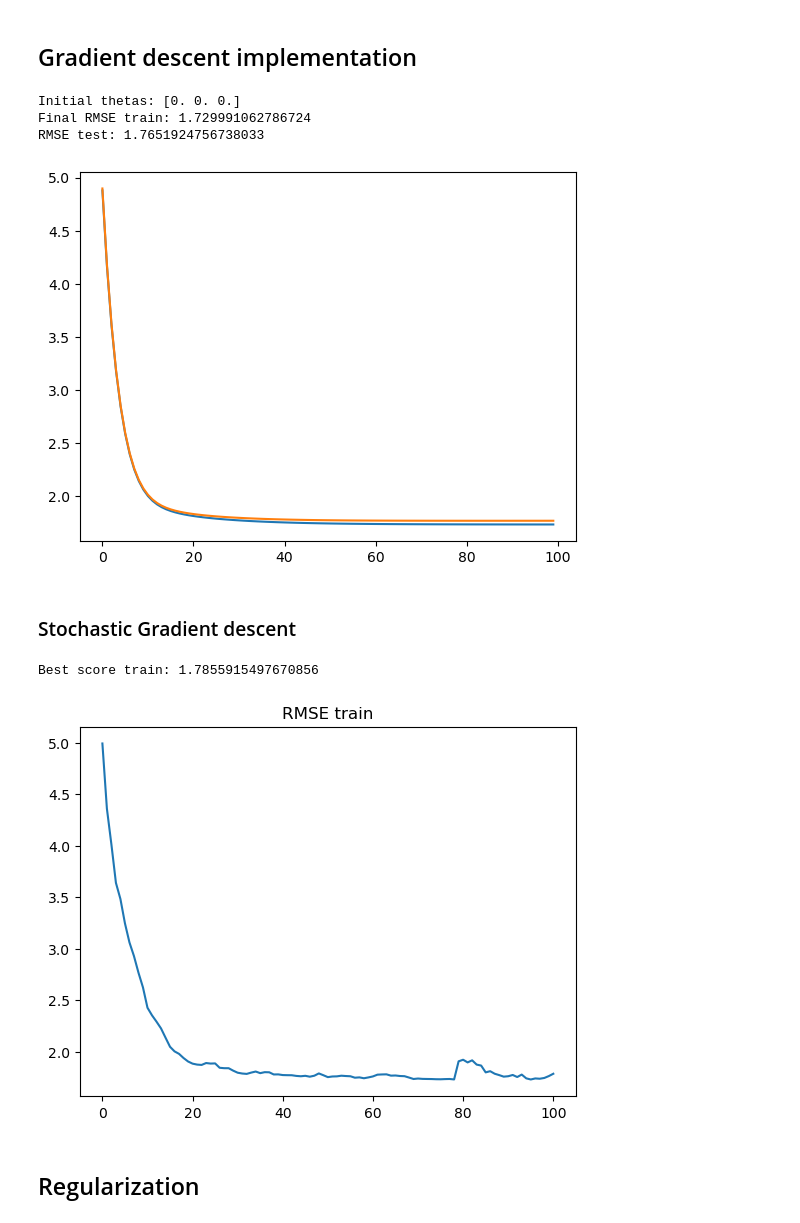
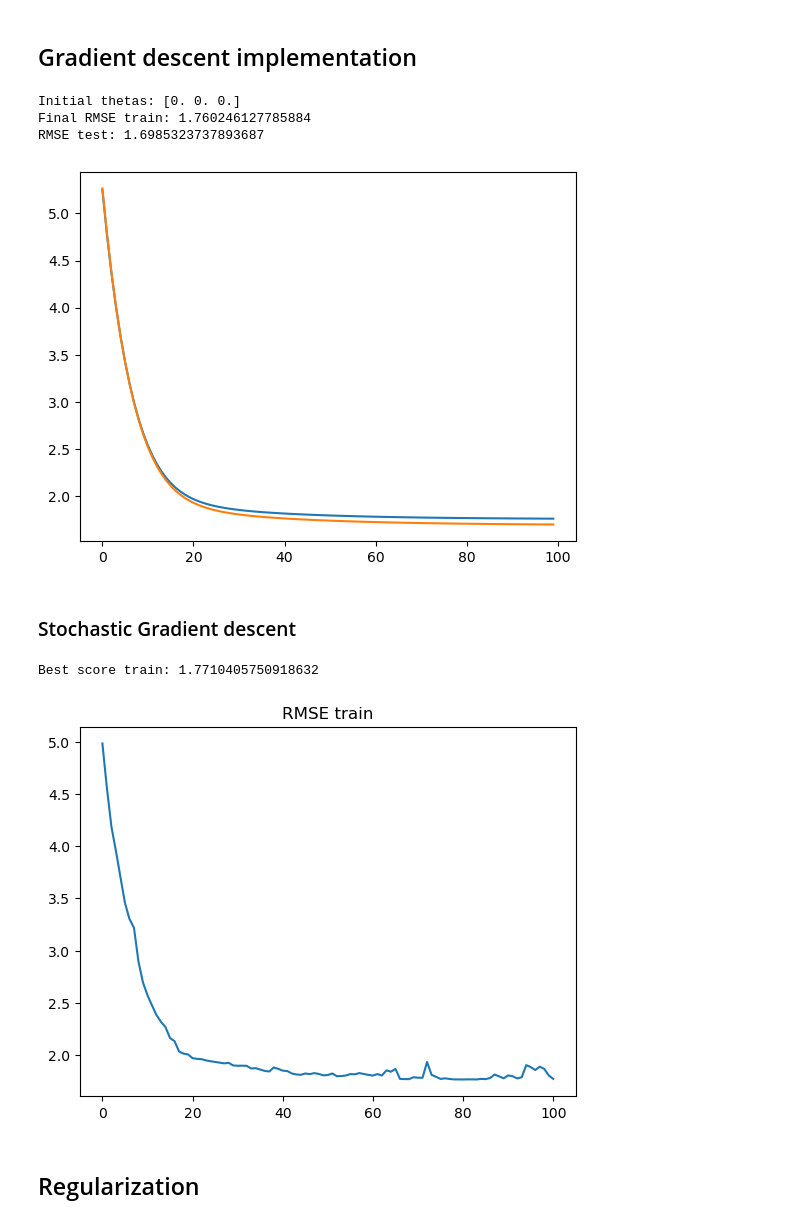
Before and after one commit to MrArizona42/models_from_scratch, a Jupyter notebook: linear_regression/linear_regression.ipynb, the cells around one changed output. Cells and saved outputs as stored; diff of their text form; code cells hidden in the pictures.

```diff
--- a/linear_regression/linear_regression.ipynb
+++ b/linear_regression/linear_regression.ipynb
@@ -204,39 +236,41 @@ RMSE test: 1.7658964365257988
 # %%
 theta = np.zeros(X.shape[1])
 thetas = []
 thetas.append(theta)
 print('Initial thetas:', thetas[0])
 
 rmses = []
 rmses_test = []
 
-alpha = 0.00001
+num_features = X.shape[0]
+alpha = 0.1
 n_steps = 100
 
 for _ in range(n_steps):
-    theta -= alpha * (X@theta - y) @ X
+    theta -= alpha * (X@theta - y) @ X / num_features
     rmse = MSE(X@theta, y, squared=False)
     rmse_test = MSE(X_test@theta, y_test, squared=False)
     thetas.append(theta)
     rmses.append(rmse)
     rmses_test.append(rmse_test)
 
 plt.plot(rmses)
 plt.plot(rmses_test)
 print('Final RMSE train:', rmses[-1])
 print('RMSE test:', rmses_test[-1])
 # %% [output]
 Initial thetas: [0. 0. 0.]
-Final RMSE train: 1.729991062786724
-RMSE test: 1.7651924756738033
+Final RMSE train: 1.760246127785884
+RMSE test: 1.6985323737893687
-[figure, old version]
+[figure, new version]
 # %% [markdown]
 ### Stochastic Gradient descent
 # %%
 # stochastic gradiend descent
 index = 0
 B = 10 # batch size
-alpha = 0.01
+
+alpha = 0.1
 theta = np.zeros(X.shape[1])
 rmses = []
 total_steps = 100
@@ -245,7 +279,7 @@ while step <= total_steps:
     step += 1
     X_batch = X[index:index+B]
     y_batch = y[index:index+B]
-    theta -= alpha * (X_batch@theta - y_batch) @ X_batch
+    theta -= alpha * (X_batch@theta - y_batch) @ X_batch / B
 
     rmse = MSE(X@theta, y, squared=False)
     rmses.append(rmse)
@@ -253,8 +287,8 @@ while step <= total_steps:
 pd.Series(rmses).plot(title='RMSE train')
 print('Best score train:', rmses[-1])
 # %% [output]
-Best score train: 1.7855915497670856
+Best score train: 1.7710405750918632
-[figure, old version]
+[figure, new version]
 # %% [markdown]
 ## Regularization
 # %% [markdown]
```
Also changed, not shown: parts of 14 cells of this notebook, 2 other files.
